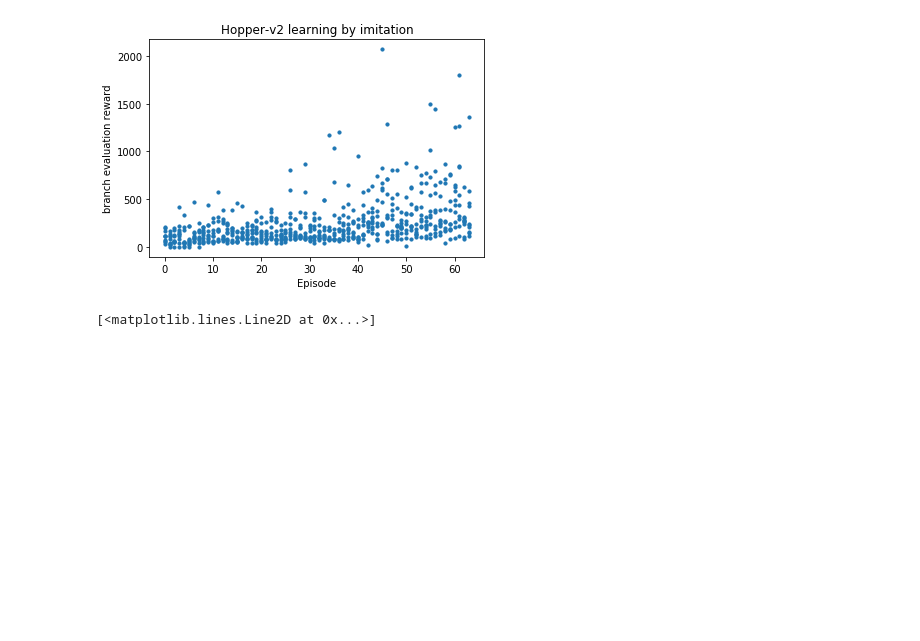
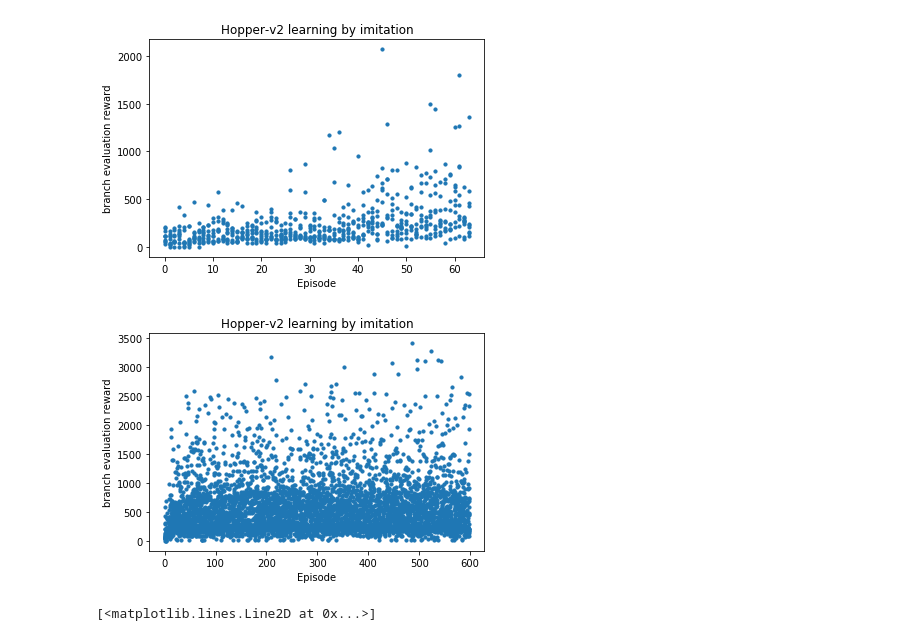
Before and after one commit to yuqian222/constraint_optimization, a Jupyter notebook: notebooks/viz.ipynb, the cells around one changed output. Cells and saved outputs as stored; diff of their text form; code cells hidden in the pictures; blank space fills up the shorter version.

```diff
--- a/notebooks/viz.ipynb
+++ b/notebooks/viz.ipynb
@@ -60,6 +60,11 @@ l = readfile_("../results/Hopper-v2/imitation-08_03_08_23/log.txt")
 draw(l)
 # %% [output]
 [figure]
+# %%
+l = readfile_("../results/Hopper-v2/imitation-test-08_04_04_32/log.txt")
+draw(l)
+# %% [output]
+[figure, added]
 # %%
 def readfile(fname):
     rewards = []
```
Also changed, not shown: 15 other files.
